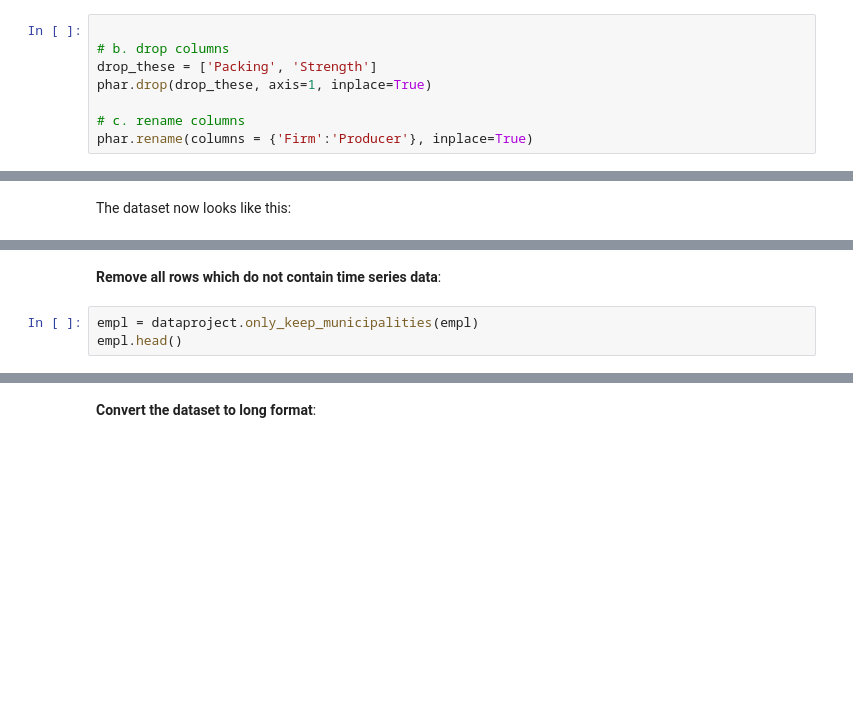
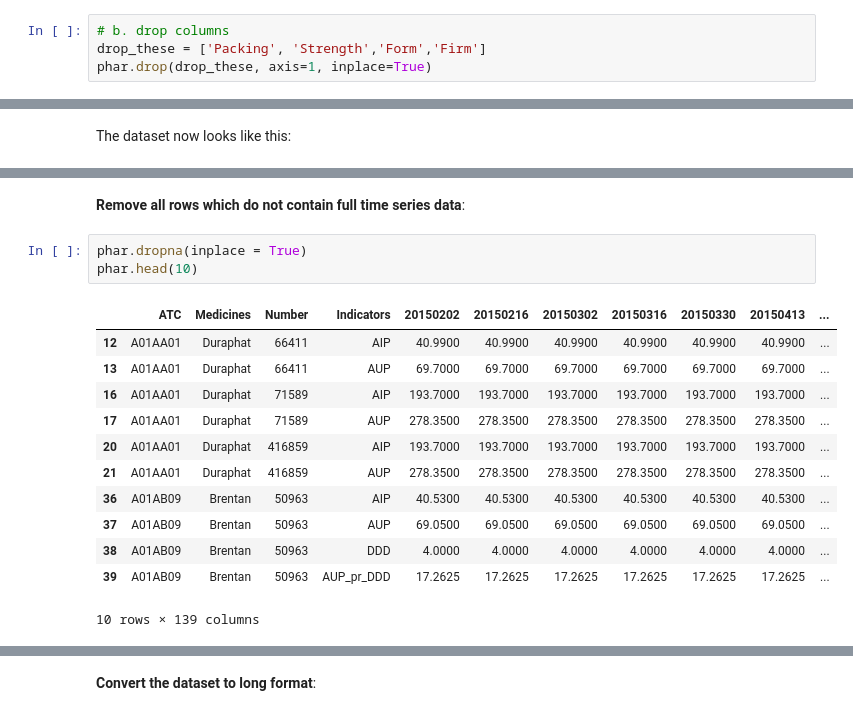
Before and after one commit to NumEconCopenhagen/projects-2020-group-999, a Jupyter notebook: dataproject/dataproject.ipynb, the cells around one changed output, grey strips where cells are left out. Saved outputs shown, nothing was run; the diff lists cells and outputs as text; blank space fills up the shorter version.

```diff
--- a/dataproject/dataproject.ipynb
+++ b/dataproject/dataproject.ipynb
@@ -41,8 +42,4 @@ phar.head(5)
 # %%
-
 # b. drop columns
-drop_these = ['Packing', 'Strength']
+drop_these = ['Packing', 'Strength','Form','Firm']
 phar.drop(drop_these, axis=1, inplace=True)
-
-# c. rename columns
-phar.rename(columns = {'Firm':'Producer'}, inplace=True)
@@ -55,5 +58,18 @@ phar.head(5)
 # %% [markdown]
-**Remove all rows which do not contain time series data**:
+**Remove all rows which do not contain full time series data**:
-# %%
-empl = dataproject.only_keep_municipalities(empl)
-empl.head()
+# %%
+phar.dropna(inplace = True)
+phar.head(10)
+# %% [output]
+|  | ATC | Medicines | Number | Indicators | 20150202 | 20150216 | 20150302 | 20150316 | 20150330 | 20150413 | ... |
+| 12 | A01AA01 | Duraphat | 66411 | AIP | 40.9900 | 40.9900 | 40.9900 | 40.9900 | 40.9900 | 40.9900 | ... |
+| 13 | A01AA01 | Duraphat | 66411 | AUP | 69.7000 | 69.7000 | 69.7000 | 69.7000 | 69.7000 | 69.7000 | ... |
+| 16 | A01AA01 | Duraphat | 71589 | AIP | 193.7000 | 193.7000 | 193.7000 | 193.7000 | 193.7000 | 193.7000 | ... |
+| 17 | A01AA01 | Duraphat | 71589 | AUP | 278.3500 | 278.3500 | 278.3500 | 278.3500 | 278.3500 | 278.3500 | ... |
+| 20 | A01AA01 | Duraphat | 416859 | AIP | 193.7000 | 193.7000 | 193.7000 | 193.7000 | 193.7000 | 193.7000 | ... |
+| 21 | A01AA01 | Duraphat | 416859 | AUP | 278.3500 | 278.3500 | 278.3500 | 278.3500 | 278.3500 | 278.3500 | ... |
+| 36 | A01AB09 | Brentan | 50963 | AIP | 40.5300 | 40.5300 | 40.5300 | 40.5300 | 40.5300 | 40.5300 | ... |
+| 37 | A01AB09 | Brentan | 50963 | AUP | 69.0500 | 69.0500 | 69.0500 | 69.0500 | 69.0500 | 69.0500 | ... |
+| 38 | A01AB09 | Brentan | 50963 | DDD | 4.0000 | 4.0000 | 4.0000 | 4.0000 | 4.0000 | 4.0000 | ... |
+| 39 | A01AB09 | Brentan | 50963 | AUP_pr_DDD | 17.2625 | 17.2625 | 17.2625 | 17.2625 | 17.2625 | 17.2625 | ... |
+10 rows × 139 columns
```
Also changed, not shown: parts of 9 cells of this notebook.
